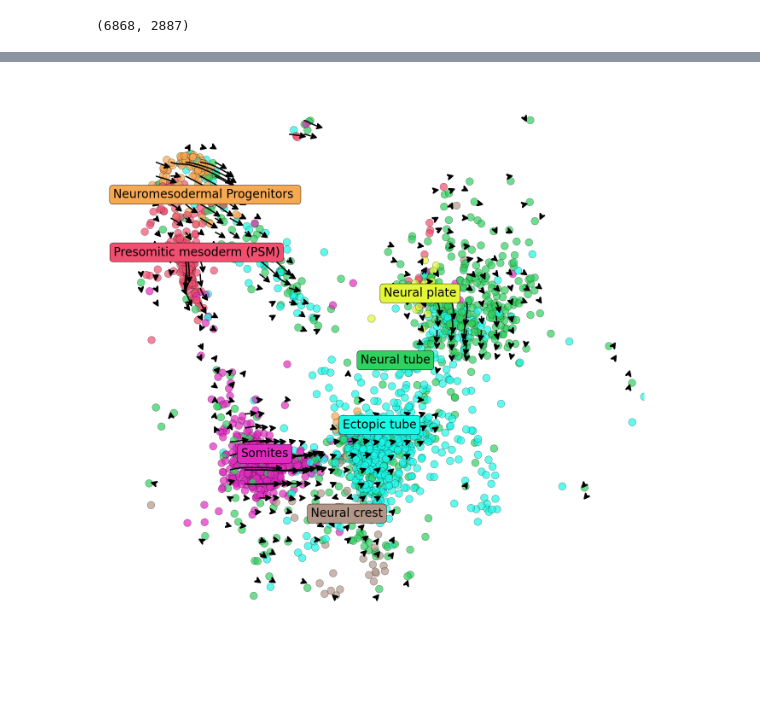
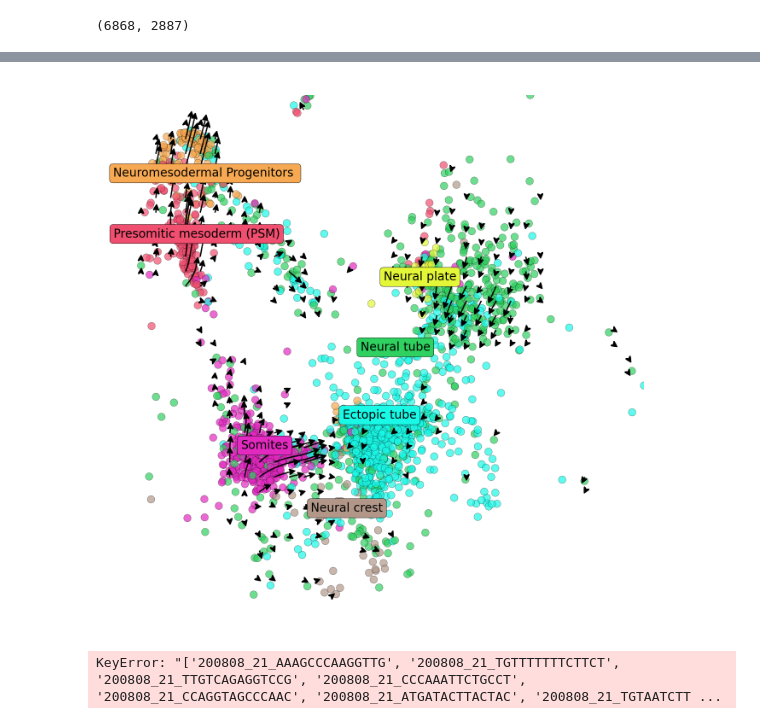
Before and after one commit to jishnu-lab/SpaceTravLR, a Jupyter notebook: manuscript/mouse_embryo_slideseq/figures.ipynb, the cells around one changed output, grey strips where cells are left out. Cells and saved outputs as stored; diff of their text form; code cells hidden in the pictures; blank space fills up the shorter version.

```diff
--- a/manuscript/mouse_embryo_slideseq/figures.ipynb
+++ b/manuscript/mouse_embryo_slideseq/figures.ipynb
@@ -50,3 +34,15 @@ Name: count, dtype: int64
+# %%
+savefig_params = {
+    'dpi': 300,
+    'bbox_inches': 'tight',
+    'format': 'svg',
+    'transparent': True
+}
+
+plt.rcParams.update({
+    "text.usetex": False,
+    "svg.fonttype": 'none'
+})
 # %%
 df = pd.read_parquet('/Users/koush/Downloads/old_Tbx6_4n_0x.parquet')
 # %%
@@ -111,7 +107,9 @@ ko.obs['cell_type'].value_counts()
 
 adata = sc.read_h5ad('/Users/koush/Desktop/training_data/mouse_brain_wt_slideseq.h5ad')
 adata.X = adata.layers['imputed_count'].copy()
-dfko = pd.read_parquet('/Users/koush/Downloads/old_Tbx6_4n_0x.parquet')
+# dfko = pd.read_parquet('/Users/koush/Downloads/old_Tbx6_4n_0x.parquet')
+dfko = pd.read_parquet('/Users/koush/Downloads/Sox2_4n_maxx.parquet')
+
 adata = adata[dfko.index]
 adata = adata.concatenate(ko)
 adata.shape
@@ -176,39 +152,74 @@ sc.pl.umap(adata[adata.obs_names.isin(dfko.index)], color=['cell_type_2'])
 
 grid_points, vector_field = embryo.plot_arrows(
     perturb_target='',
     perturbed_df=dfko,
     mode='0',
     hue='cell_type_2',
     curve=True,
     vector_scale=1,
     grid_scale=1,
-    n_neighbors=450,
+    n_neighbors=300,
     scale=10,
     grains=35,
     figsize=(4, 4),
     dpi=200,
     alpha=0.7,
     scatter_size=10,
     legend_fontsize=5,
     # rename={},
     grey_out=False,
     limit_clusters=True,
     highlight_clusters=[
         # 'Ectopic tube',
         'Neural tube',
         'Somites',
         'Presomitic mesoderm (PSM)',
         'Neuromesodermal Progenitors ',
         'Neural crest',
     ]
 )
-plt.savefig(
-    './figures/Tbx6_ko.svg',
-    dpi=300,
-    bbox_inches='tight',
-    transparent=True,
-    format='svg'
-)
+# plt.savefig(
+#     './figures/Tbx6_ko.svg',
+#     **savefig_params
+# )
 plt.show()
 # %% [output]
-[figure, old version]
+[figure, new version]
+# %%
+perturbed_df = pd.read_parquet('/Users/koush/Downloads/Sox2_4n_maxx.parquet')
+
+grid_points, vector_field = embryo.plot_arrows(
+    perturb_target='',
+    perturbed_df=perturbed_df,
+    mode='0',
+    hue='cell_type_2',
+    curve=True,
+    vector_scale=1,
+    grid_scale=1,
+    n_neighbors=450,
+    scale=10,
+    grains=35,
+    figsize=(4, 4),
+    dpi=200,
+    alpha=0.7,
+    scatter_size=10,
+    legend_fontsize=5,
+    # rename={},
+    grey_out=False,
+    limit_clusters=True,
+    highlight_clusters=[
+        # 'Ectopic tube',
+        'Neural tube',
+        'Somites',
+        'Presomitic mesoderm (PSM)',
+        'Neuromesodermal Progenitors ',
+        'Neural crest',
+    ]
+)
+# plt.savefig(
+#     './figures/Tbx6_ko.svg',
+#     **savefig_params
+# )
+plt.show()
+# %% [output]
+KeyError: "['200808_21_AAAGCCCAAGGTTG', '200808_21_TGTTTTTTTCTTCT', '200808_21_TTGTCAGAGGTCCG', '200808_21_CCCAAATTCTGCCT', '200808_21_CCAGGTAGCCCAAC', '200808_21_ATGATACTTACTAC', '200808_21_TGTAATCTT ...
```
Also changed, not shown: parts of 7 cells of this notebook, 4 other files.
